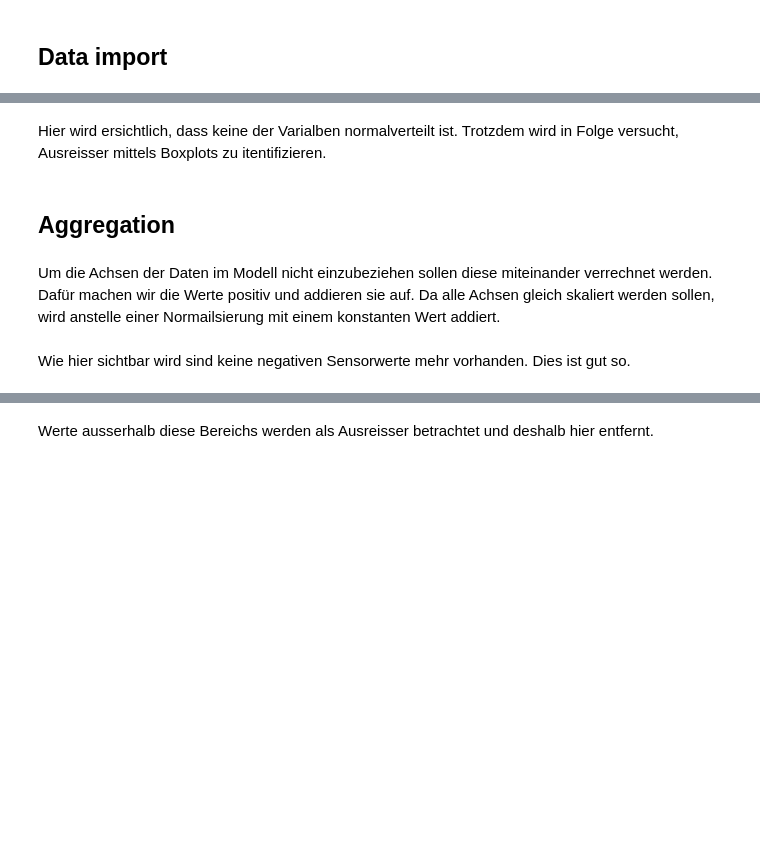
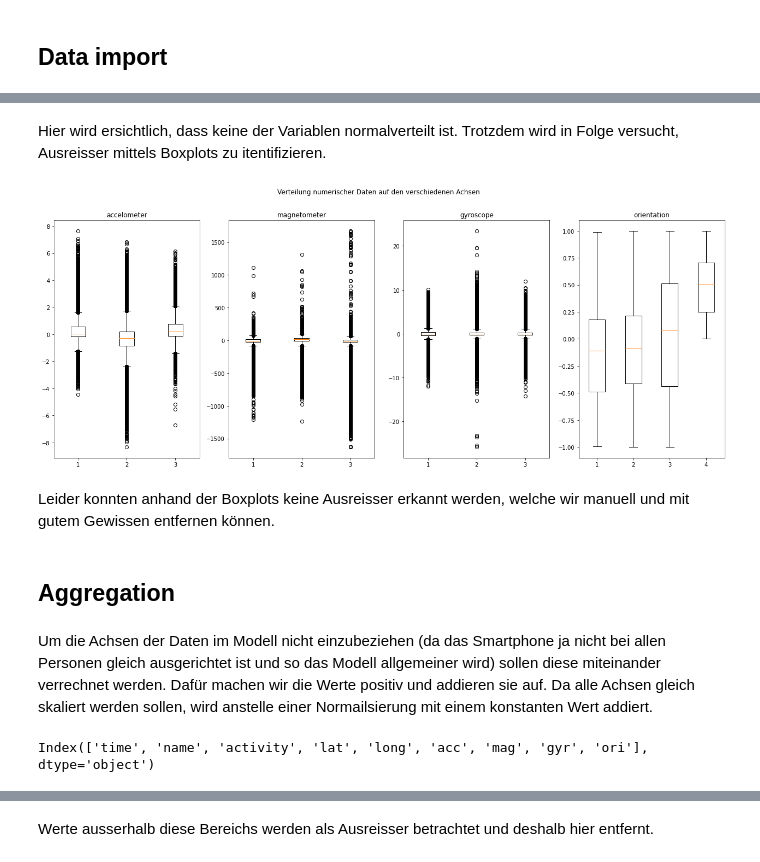
Before and after one commit to phyti1/ds_activity_tracker, a Jupyter notebook: Group_PB_RS_SL/models.ipynb, the cells around one changed output, grey strips where cells are left out. Saved outputs shown, nothing was run; the diff lists cells and outputs as text; code cells hidden in the pictures; blank space fills up the shorter version.

Commit message:
add subgroup files to Group_PB_RS_SL

```diff
--- a/Group_PB_RS_SL/models.ipynb
+++ b/Group_PB_RS_SL/models.ipynb
@@ -37,4 +47,4 @@ print(run_mdls)
 # %%
-df_clean = pd.read_csv("../Analyse/df_clean.csv")
+df_clean = pd.read_csv("./data/df_clean.csv")
 df_clean = df_clean.drop(columns=['Unnamed: 0'])
 df_clean
@@ -46,0 +73,16 @@ df_clean['time'] = pd.to_datetime(df_clean['time'])
+# %%
+frames = []
+names = df_clean['name'].unique()
+for name in names:
+    df_per_name = df_clean.copy()
+    df_per_name = df_per_name[df_per_name['name'] == name]
+    df_per_name['time_difference'] = pd.Series(df_clean.loc[df_clean.index, "time"].values - df_clean.loc[df_clean.index.insert(0, 0)[:-1], "time"].values).dt.total_seconds()
+    df_per_name = df_per_name[df_per_name['time_difference'] > 0]
+    df_per_name.loc[df_per_name['time_difference'] < 1, 'time_difference'] = None
+    df_per_name['time_difference'] = df_per_name['time_difference'].ffill()
+    df_per_name = df_per_name.groupby(['time_difference']).filter(lambda x: len(x) > 200)
+    frames.append(df_per_name)
+df_clean = pd.concat(frames)
+df_clean = df_clean.drop(['time_difference'], axis=1)
+df_clean = df_clean.reset_index()
+df_clean = df_clean.drop(['index'], axis=1)
@@ -55,25 +116,27 @@ plt.show()
 # %% [markdown]
-Hier wird ersichtlich, dass keine der Varialben normalverteilt ist. Trotzdem wird in Folge versucht, Ausreisser mittels Boxplots zu itentifizieren.
+Hier wird ersichtlich, dass keine der Variablen normalverteilt ist. Trotzdem wird in Folge versucht, Ausreisser mittels Boxplots zu itentifizieren.
 # %%
 fig, axs = plt.subplots(1, 4, figsize=(22, 8))
 axs = axs.flatten()
 for i in range(3):
     axs[i].set_title(["accelometer", "magnetometer", "gyroscope"][i])
     axs[i].boxplot(df_clean.iloc[:, i*3 + 3 : i*3 + 6])
     #axs[i] = sns.swarmplot(data=df_clean.iloc[:, i*3 + 3 : i*3 + 6], color="grey")
 
 axs[3].set_title("orientation")
 axs[3].boxplot(df_clean.iloc[:, 12:16])
-# axs[4].set_title("gps")
-# axs[4].boxplot(df_clean.iloc[:, 16:18])
 
-fig.suptitle("Verteilung numerischer Daten")
+fig.suptitle("Verteilung numerischer Daten auf den verschiedenen Achsen")
 
 plt.show()
+# %% [output]
+[figure, added]
+# %% [markdown]
+Leider konnten anhand der Boxplots keine Ausreisser erkannt werden, welche wir manuell und mit gutem Gewissen entfernen können.
 # %% [markdown]
 ## Aggregation
 # %% [markdown]
-Um die Achsen der Daten im Modell nicht einzubeziehen sollen diese miteinander verrechnet werden. Dafür machen wir die Werte positiv und addieren sie auf. Da alle Achsen gleich skaliert werden sollen, wird anstelle einer Normailsierung mit einem konstanten Wert addiert.
+Um die Achsen der Daten im Modell nicht einzubeziehen (da das Smartphone ja nicht bei allen Personen gleich ausgerichtet ist und so das Modell allgemeiner wird) sollen diese miteinander verrechnet werden. Dafür machen wir die Werte positiv und addieren sie auf. Da alle Achsen gleich skaliert werden sollen, wird anstelle einer Normailsierung mit einem konstanten Wert addiert.
 # %%
 # accelometer
 df_clean['acc'] = (df_clean.iloc[:, 3:6] + 10).sum(axis=1)
@@ -87,3 +150,5 @@ df_clean['ori'] = (df_clean.iloc[:, 12:16] + 1).sum(axis=1)
 # drop old axis columns
 df_clean.drop(columns=df_clean.columns[3:16], inplace=True)
 df_clean.columns
+# %% [output]
+Index(['time', 'name', 'activity', 'lat', 'long', 'acc', 'mag', 'gyr', 'ori'], dtype='object')
@@ -92,4 +155,2 @@ df_clean.columns
-# %% [markdown]
-Wie hier sichtbar wird sind keine negativen Sensorwerte mehr vorhanden. Dies ist gut so.
 # %%
 df_clean.iloc[:, 3:].hist(figsize=(22, 7), bins=50)
```
Also changed, not shown: parts of 107 cells of this notebook, 9 other files.
